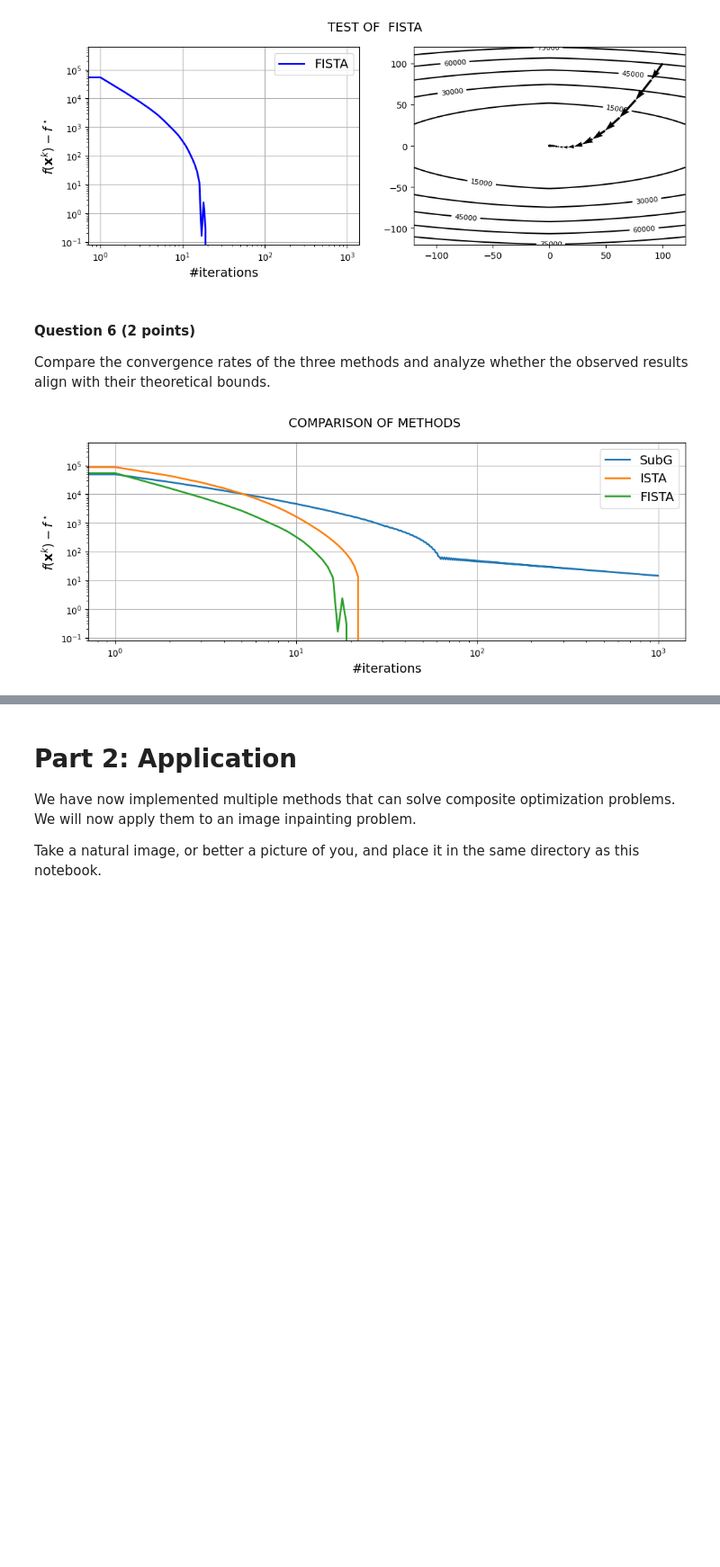
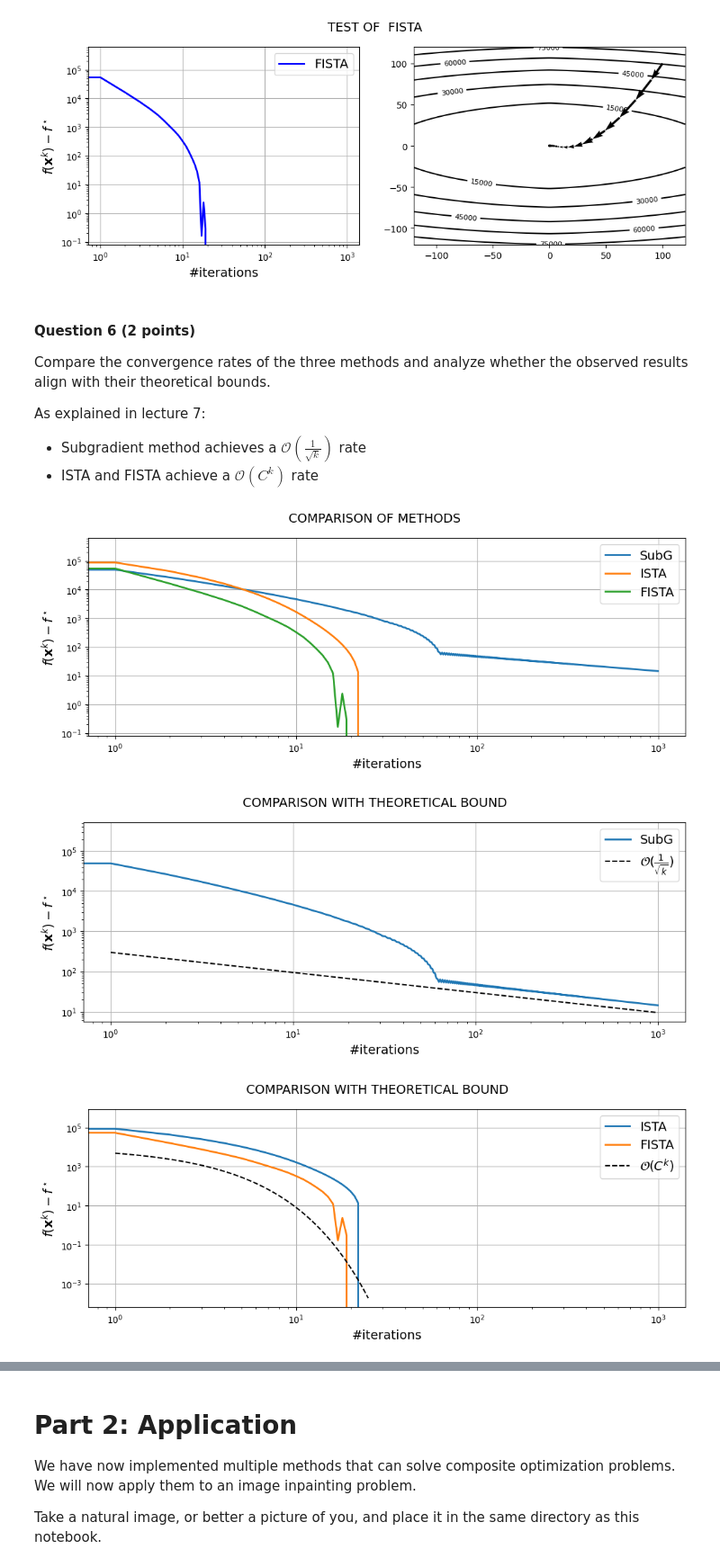
Before and after one commit to MatyaAydin/MoD_HW, a Jupyter notebook: Homework1/Part 4 - Proximal methods.ipynb, the cells around one changed output, grey strips where cells are left out. Shown at 90% size. Cells and saved outputs as stored; diff of their text form; code cells hidden in the pictures; blank space fills up the shorter version.

Commit message:
comparison with theoretical bound part4

```diff
--- a/Homework1/Part 4 - Proximal methods.ipynb
+++ b/Homework1/Part 4 - Proximal methods.ipynb
@@ -67,7 +67,7 @@ class SubG_state(OptState):
     x_k: Vector
     k: int
 # %%
-def SubG_update(composite_function, state)
+def SubG_update(composite_function, state):
     f, g, = composite_function
     x_k, k = state
     #avoid division by zero
@@ -212,8 +212,18 @@ test_composite(FISTA)
 #### Question 6  (2 points)
 
 Compare the convergence rates of the three methods and analyze whether the observed results align with their theoretical bounds.
+
+As explained in lecture 7:
+* Subgradient method achieves a $\mathcal{O}(\frac{1}{\sqrt{k}})$ rate
+* ISTA and FISTA achieve a $\mathcal{O}(C^k)$ rate
 # %%
 list_of_methods = [SubG, ISTA, FISTA]
 compare_composite(list_of_methods)
+
+#To compare each method with its theoretical bound
+compare_composite_subG([SubG])
+compare_composite_ISTA([ISTA, FISTA])
 # %% [output]
 [figure]
+[figure, added]
+[figure, added]
```
Also changed, not shown: parts of 5 cells of this notebook, 2 other files.
